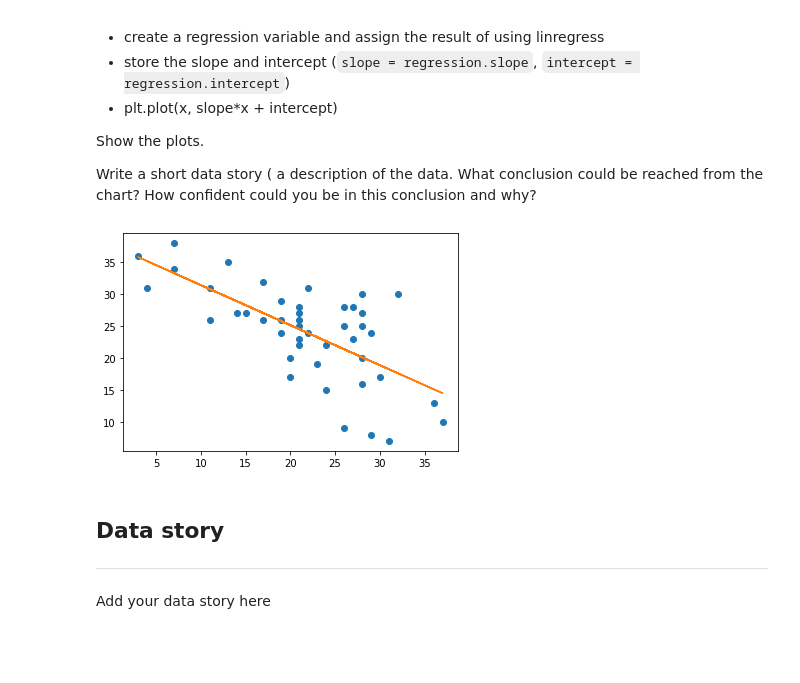
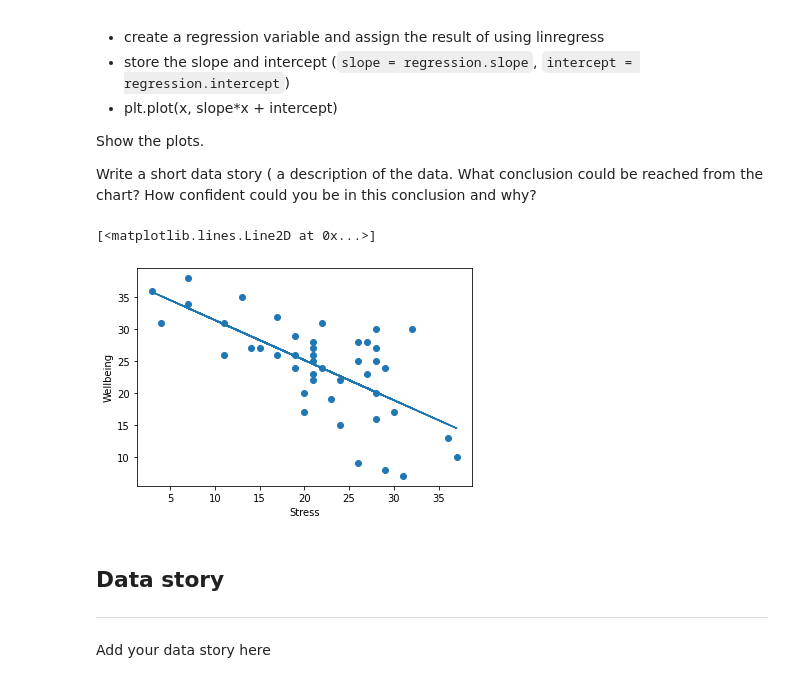
Before and after one commit to Jojomaque/DataScience, a Jupyter notebook: Jojo_Correlation_and_visualisation.ipynb, the cells around one changed output. Cells and saved outputs as stored; diff of their text form; code cells hidden in the pictures; blank space fills up the shorter version.

```diff
--- a/Jojo_Correlation_and_visualisation.ipynb
+++ b/Jojo_Correlation_and_visualisation.ipynb
@@ -657,30 +652,30 @@ Show the plots.
 
 Write a short data story ( a description of the data.  What conclusion could be reached from the chart?  How confident could you be in this conclusion and why?
 # %%
+
 import pandas as pd
 from scipy.stats import linregress
 import matplotlib.pyplot as plt
 import numpy as np
+
 
 url="https://github.com/lilaceri/Working-with-data-/blob/b157a2feceb7709cf82426932385706d65446270/Data%20Sets%20for%20code%20divisio/Positive_Psychology_2017.csv?raw=true"
 df = pd.read_csv(url)
 df
 
 x = df['Stress']
 y = df['Wellbeing']
-plt.plot(x, y, 'o')
+plt.scatter(x, y)
+plt.xlabel('Stress')
+plt.ylabel('Wellbeing')
+regression = linregress(x,y)
 
-
-
-m, b = np.polyfit(x, y, 1)
-
-
-
-plt.plot(x, m*x + b)
-
-plt.show()
+slope = regression.slope
+intercept = regression.intercept
+plt.plot(x, slope*x + intercept)
 # %% [output]
+[<matplotlib.lines.Line2D at 0x...>]
-[figure, old version]
+[figure, new version]
 # %% [markdown]
 ## Data story
 ---
```
Also changed, not shown: parts of 4 cells of this notebook.
